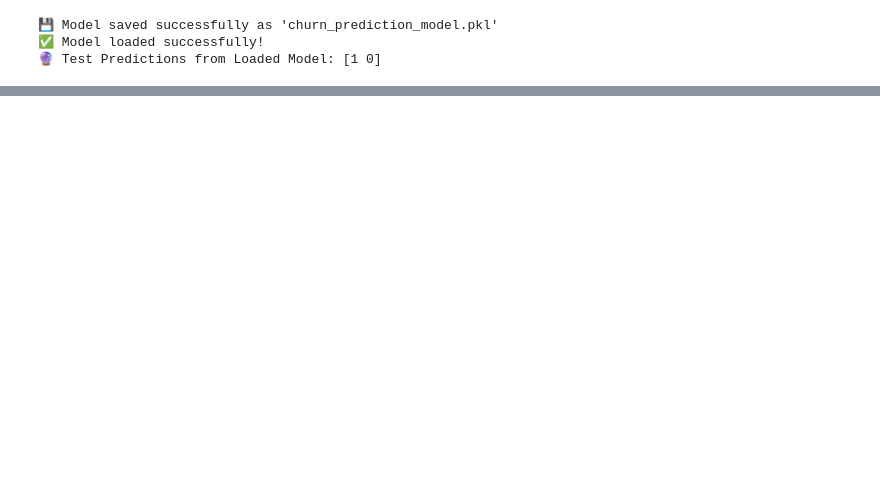
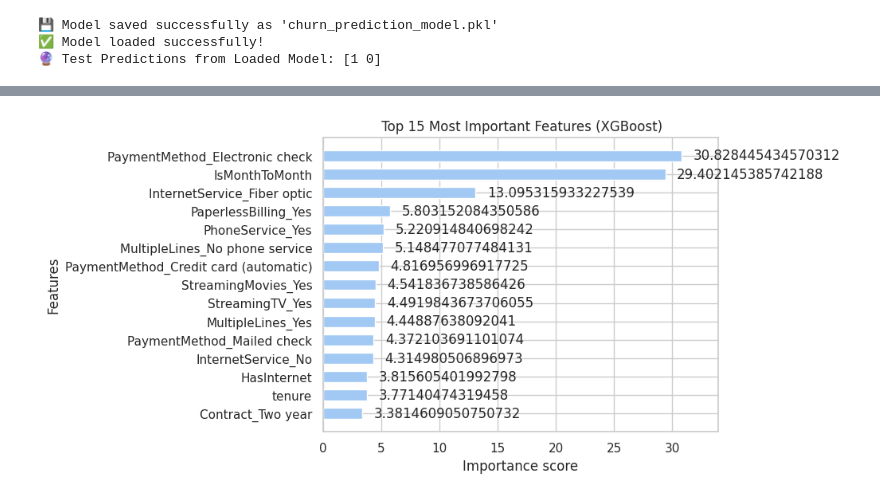
Before and after one commit to Manoj-R27/Subscription-Service-Churn-Predictor, a Jupyter notebook: Subscription_Service_Churn_Predictor.ipynb, the cells around one changed output, grey strips where cells are left out. Saved outputs shown, nothing was run; the diff lists cells and outputs as text; code cells hidden in the pictures; blank space fills up the shorter version.

```diff
--- a/Subscription_Service_Churn_Predictor.ipynb
+++ b/Subscription_Service_Churn_Predictor.ipynb
@@ -508,0 +669,27 @@ Phone Service (Yes/No): no
+# %%
+# Step 14B — Train XGBoost Classifier
+
+from xgboost import XGBClassifier
+from sklearn.metrics import accuracy_score, classification_report, roc_auc_score, confusion_matrix
+
+# Train XGBoost
+xgb_model = XGBClassifier(
+    n_estimators=300,
+    learning_rate=0.1,
+    max_depth=6,
+    subsample=0.8,
+    colsample_bytree=0.8,
+    eval_metric='logloss',
+    random_state=42
+)
+
+xgb_model.fit(X_train_bal, y_train_bal)
+
+# Evaluate
+y_pred = xgb_model.predict(X_test)
+y_proba = xgb_model.predict_proba(X_test)[:, 1]
+
+print("✅ XGBoost Accuracy:", accuracy_score(y_test, y_pred))
+print("\n📊 Classification Report:\n", classification_report(y_test, y_pred))
+print("🔸 Confusion Matrix:\n", confusion_matrix(y_test, y_pred))
+print("🔹 ROC AUC Score:", roc_auc_score(y_test, y_proba))
@@ -508,0 +713,11 @@ Phone Service (Yes/No): no
+# %%
+# Step 14C — Feature Importance for XGBoost
+
+import matplotlib.pyplot as plt
+import xgboost as xgb
+
+xgb.plot_importance(xgb_model, max_num_features=15, importance_type='gain', height=0.6)
+plt.title(" Top 15 Most Important Features (XGBoost)")
+plt.show()
+# %% [output]
+[figure, added]
```
Also changed, not shown: parts of 10 cells of this notebook.
